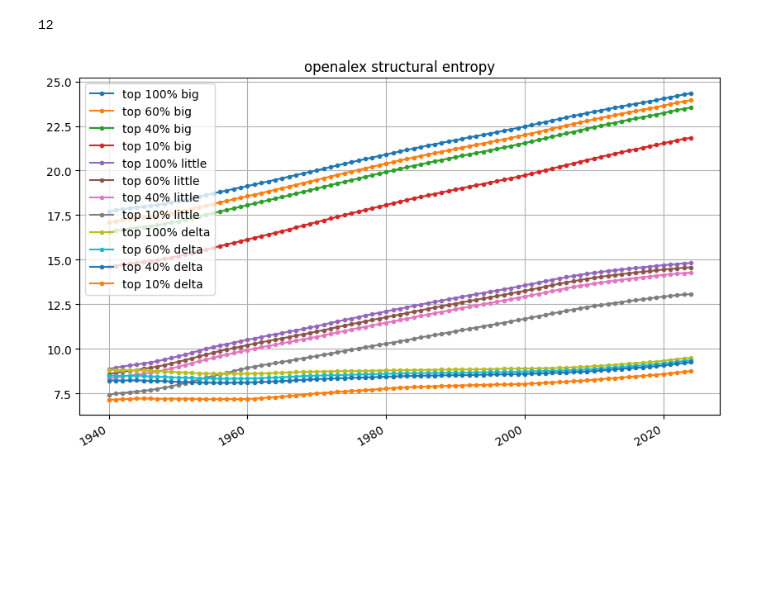
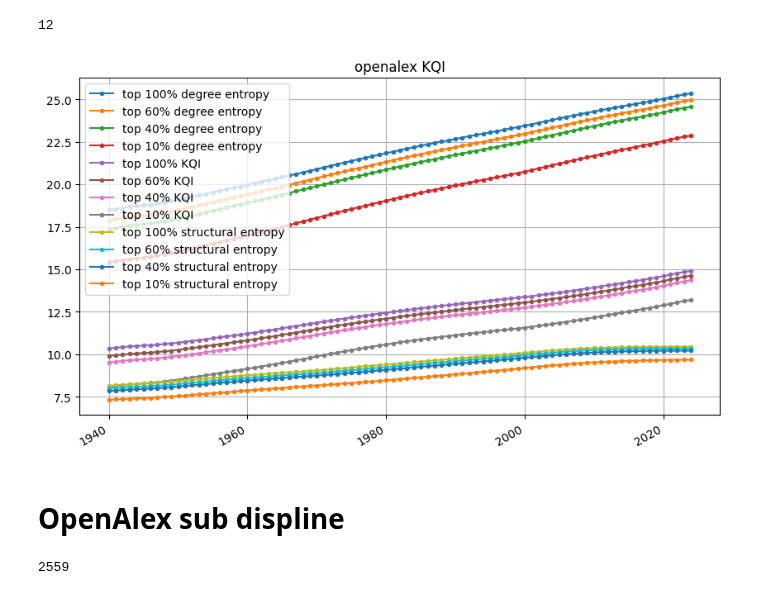
Before and after one commit to knogen/graph-computing-go, a Jupyter notebook: lab/new_structural_entropy.ipynb, the cells around one changed output. Saved outputs shown, nothing was run; the diff lists cells and outputs as text; code cells hidden in the pictures; blank space fills up the shorter version.

```diff
--- a/lab/new_structural_entropy.ipynb
+++ b/lab/new_structural_entropy.ipynb
@@ -57,7 +124,6 @@ openalex_entropy_collection.count_documents({})
 start_year, end_year = 1940,2024
 year_range = np.arange(start_year, end_year+1, dtype=np.int16)
 
-entropy_data_list = collections.defaultdict(lambda :np.full(end_year-start_year+1,np.nan))
 entropy_data_list = collections.defaultdict(lambda :np.full(end_year-start_year+1,np.nan))
 
 for doc in openalex_entropy_collection.find({ 'rankType':'current',
@@ -72,12 +138,12 @@ for doc in openalex_entropy_collection.find({ 'rankType':'current',
     if endPercent not in [10,40, 60,100]:
         continue
 
-    key = f"top {endPercent}% big"
-    entropy_data_list[key][index] = doc['entropy']['bigentropy']
-    key = f"top {endPercent}% little"
-    entropy_data_list[key][index] = doc['entropy']['littleentropy']
-    key = f"top {endPercent}% delta"
-    entropy_data_list[key][index] = doc['entropy']['bigentropy']- doc['entropy']['littleentropy']
+    key = f"top {endPercent}% degree entropy"
+    entropy_data_list[key][index] = doc['entropy']['bigdegreeentropy']
+    key = f"top {endPercent}% structural entropy"
+    entropy_data_list[key][index] = doc['entropy']['littlestructuralentropy']
+    key = f"top {endPercent}% KQI"
+    entropy_data_list[key][index] = doc['entropy']['bigdegreeentropy']- doc['entropy']['littlestructuralentropy']
 
 len(entropy_data_list)
 # %% [output]
@@ -85,14 +151,14 @@ len(entropy_data_list)
 # %%
 df = pd.DataFrame(entropy_data_list, index=year_range)
 df = df[df.columns[df.iloc[-1].argsort()[::-1]]]
 
 # plt.figure(figsize=(22, 10))  # 宽度为 10 英寸，高度为 6 英寸
 df.plot(marker=".",figsize=(10, 6))
 # plt.xlim(start_year, end_year)
-plt.title("openalex structural entropy")
+plt.title("openalex KQI")
 # plt.xticks(year_range)
 plt.grid()
 plt.gcf().autofmt_xdate()
 plt.show()
 # %% [output]
-[figure, old version]
+[figure, new version]
@@ -98,0 +173,8 @@ plt.show()
+# %% [markdown]
+# OpenAlex sub displine
+# %%
+database_name = f"openalex_v{env_config['OPENALEX_VERSION']}"
+openalex_entropy_collection = pymongo.MongoClient(env_config['Mongo_Url'])[database_name]["new_structural_entropy_subdispline"]
+openalex_entropy_collection.count_documents({})
+# %% [output]
+2559
```
Also changed, not shown: parts of 18 cells of this notebook, 17 other files.
